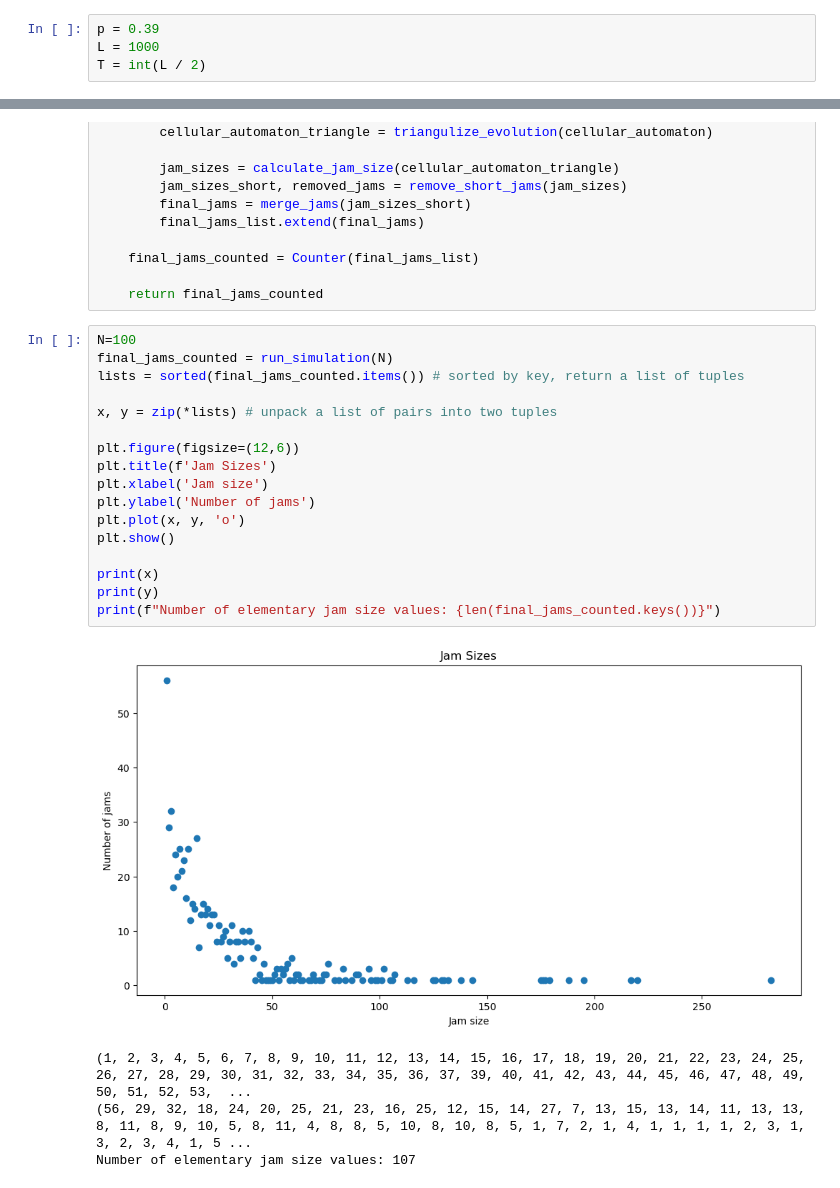
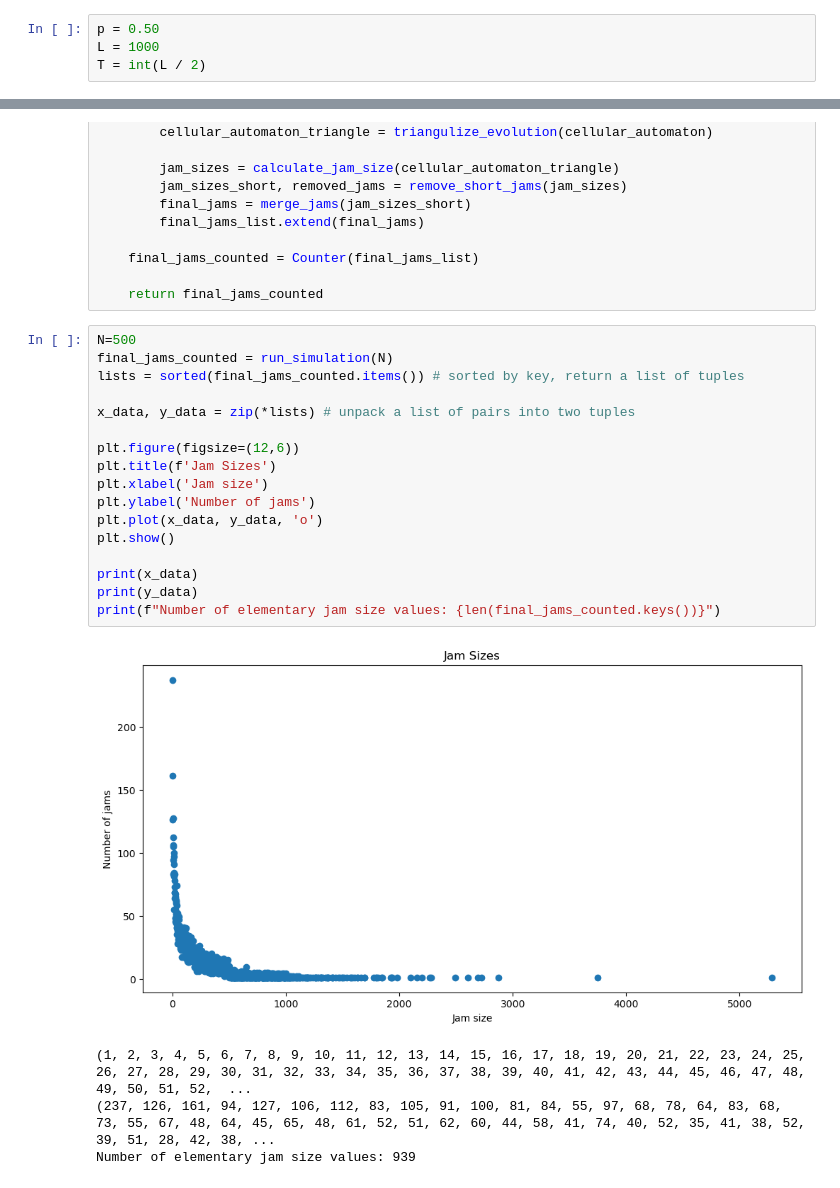
Before and after one commit to ThomasTenDamme/CSS-Group1, a Jupyter notebook: jennas_test.ipynb, the cells around one changed output, grey strips where cells are left out. Cells and saved outputs as stored; diff of their text form.

```diff
--- a/jennas_test.ipynb
+++ b/jennas_test.ipynb
@@ -13,7 +13,7 @@ from modules import triangulize_evolution
 from modules import find_elem_jams
 import scipy
 # %%
-p = 0.39
+p = 0.50
 L = 1000
 T = int(L / 2)
 # %%
@@ -86,27 +86,27 @@ def run_simulation(N):
 
     return final_jams_counted
 # %%
-N=100
+N=500
 final_jams_counted = run_simulation(N)
 lists = sorted(final_jams_counted.items()) # sorted by key, return a list of tuples
 
-x, y = zip(*lists) # unpack a list of pairs into two tuples
+x_data, y_data = zip(*lists) # unpack a list of pairs into two tuples
 
 plt.figure(figsize=(12,6))
 plt.title(f'Jam Sizes')
 plt.xlabel('Jam size')
 plt.ylabel('Number of jams')
-plt.plot(x, y, 'o')
+plt.plot(x_data, y_data, 'o')
 plt.show()
 
-print(x)
-print(y)
+print(x_data)
+print(y_data)
 print(f"Number of elementary jam size values: {len(final_jams_counted.keys())}")
 # %% [output]
-[figure, old version]
+[figure, new version]
-(1, 2, 3, 4, 5, 6, 7, 8, 9, 10, 11, 12, 13, 14, 15, 16, 17, 18, 19, 20, 21, 22, 23, 24, 25, 26, 27, 28, 29, 30, 31, 32, 33, 34, 35, 36, 37, 39, 40, 41, 42, 43, 44, 45, 46, 47, 48, 49, 50, 51, 52, 53,  ...
-(56, 29, 32, 18, 24, 20, 25, 21, 23, 16, 25, 12, 15, 14, 27, 7, 13, 15, 13, 14, 11, 13, 13, 8, 11, 8, 9, 10, 5, 8, 11, 4, 8, 8, 5, 10, 8, 10, 8, 5, 1, 7, 2, 1, 4, 1, 1, 1, 1, 2, 3, 1, 3, 2, 3, 4, 1, 5 ...
-Number of elementary jam size values: 107
+(1, 2, 3, 4, 5, 6, 7, 8, 9, 10, 11, 12, 13, 14, 15, 16, 17, 18, 19, 20, 21, 22, 23, 24, 25, 26, 27, 28, 29, 30, 31, 32, 33, 34, 35, 36, 37, 38, 39, 40, 41, 42, 43, 44, 45, 46, 47, 48, 49, 50, 51, 52,  ...
+(237, 126, 161, 94, 127, 106, 112, 83, 105, 91, 100, 81, 84, 55, 97, 68, 78, 64, 83, 68, 73, 55, 67, 48, 64, 45, 65, 48, 61, 52, 51, 62, 60, 44, 58, 41, 74, 40, 52, 35, 41, 38, 52, 39, 51, 28, 42, 38, ...
+Number of elementary jam size values: 939
 # %%
 def func(x, a, b):
     return a * x ** -b
```
Also changed, not shown: parts of 5 cells of this notebook.
